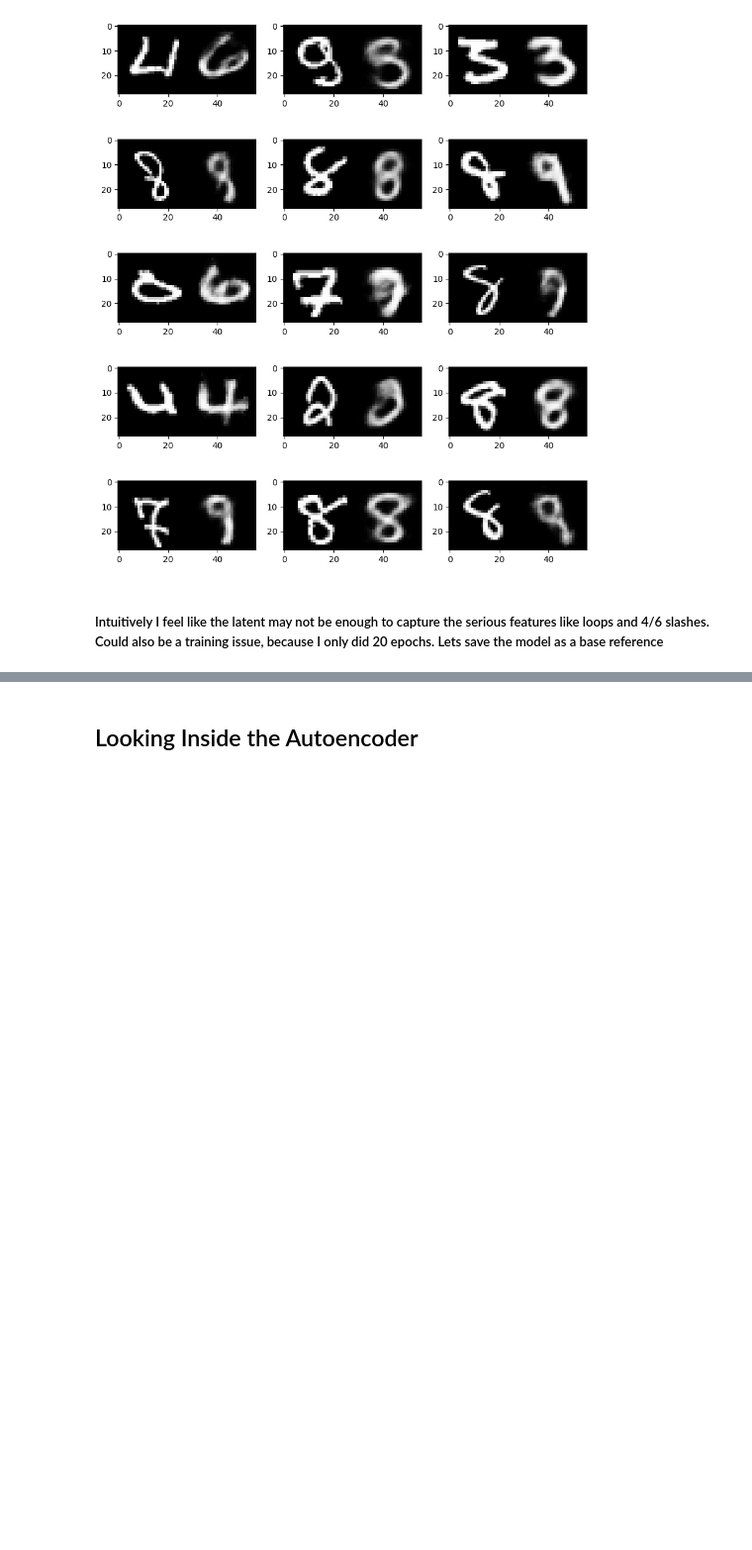
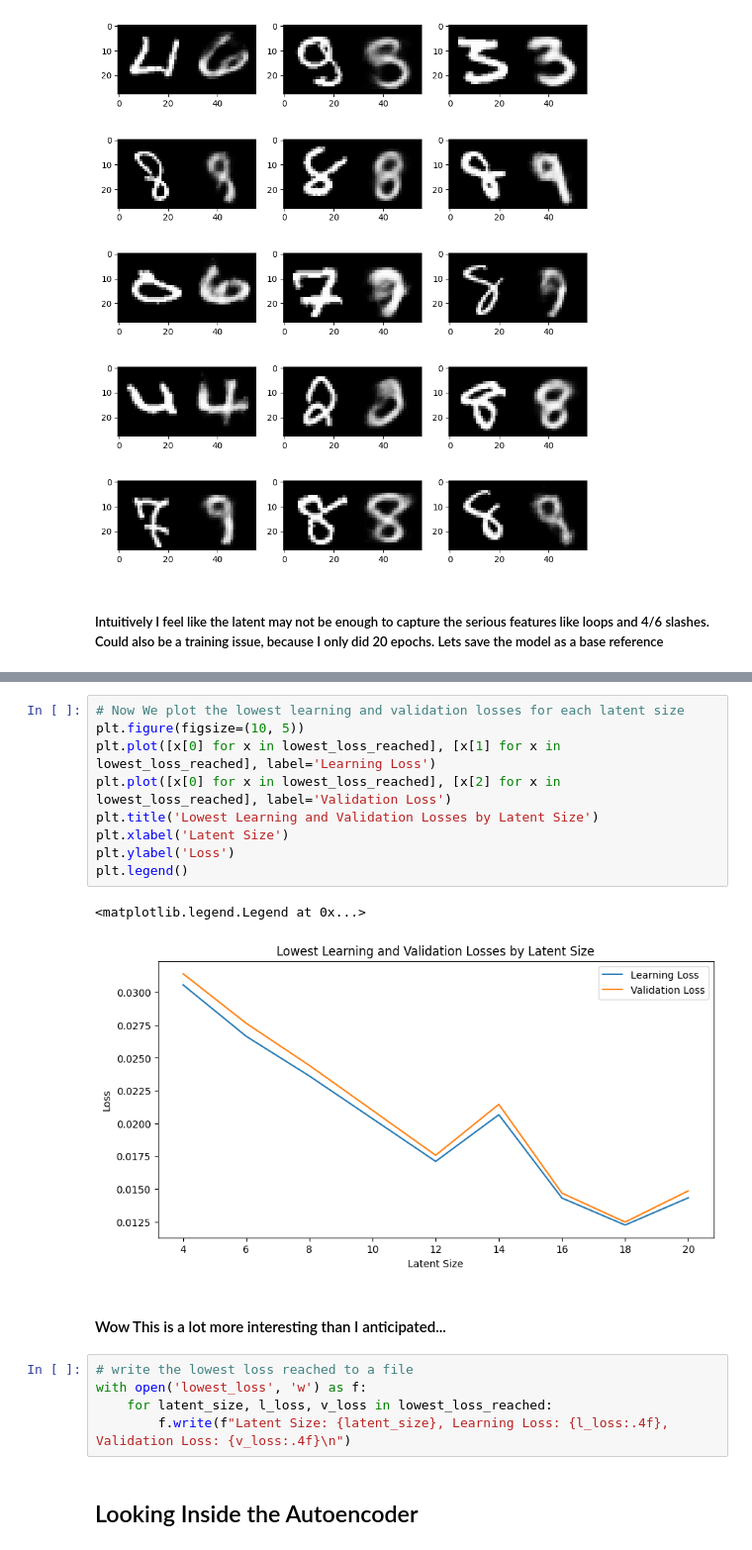
Before and after one commit to vanshjjw/Course, a Jupyter notebook: PS2/autoencoder.ipynb, the cells around one changed output, grey strips where cells are left out. Shown at 99% size. Cells and saved outputs as stored; diff of their text form; blank space fills up the shorter version.

```diff
--- a/PS2/autoencoder.ipynb
+++ b/PS2/autoencoder.ipynb
@@ -174,3 +337,22 @@ RuntimeError: Parent directory model-weights does not exist.
+# %%
+# Now We plot the lowest learning and validation losses for each latent size
+plt.figure(figsize=(10, 5))
+plt.plot([x[0] for x in lowest_loss_reached], [x[1] for x in lowest_loss_reached], label='Learning Loss')
+plt.plot([x[0] for x in lowest_loss_reached], [x[2] for x in lowest_loss_reached], label='Validation Loss')
+plt.title('Lowest Learning and Validation Losses by Latent Size')
+plt.xlabel('Latent Size')
+plt.ylabel('Loss')
+plt.legend()
+# %% [output]
+<matplotlib.legend.Legend at 0x...>
+[figure, added]
+# %% [markdown]
+#### Wow This is a lot more interesting than I anticipated...
+# %%
+# write the lowest loss reached to a file
+with open('lowest_loss', 'w') as f:
+    for latent_size, l_loss, v_loss in lowest_loss_reached:
+        f.write(f"Latent Size: {latent_size}, Learning Loss: {l_loss:.4f}, Validation Loss: {v_loss:.4f}\n")
 # %% [markdown]
 ## Looking Inside the Autoencoder
 # %%
```
Also changed, not shown: parts of 24 cells of this notebook, 10 other files.
